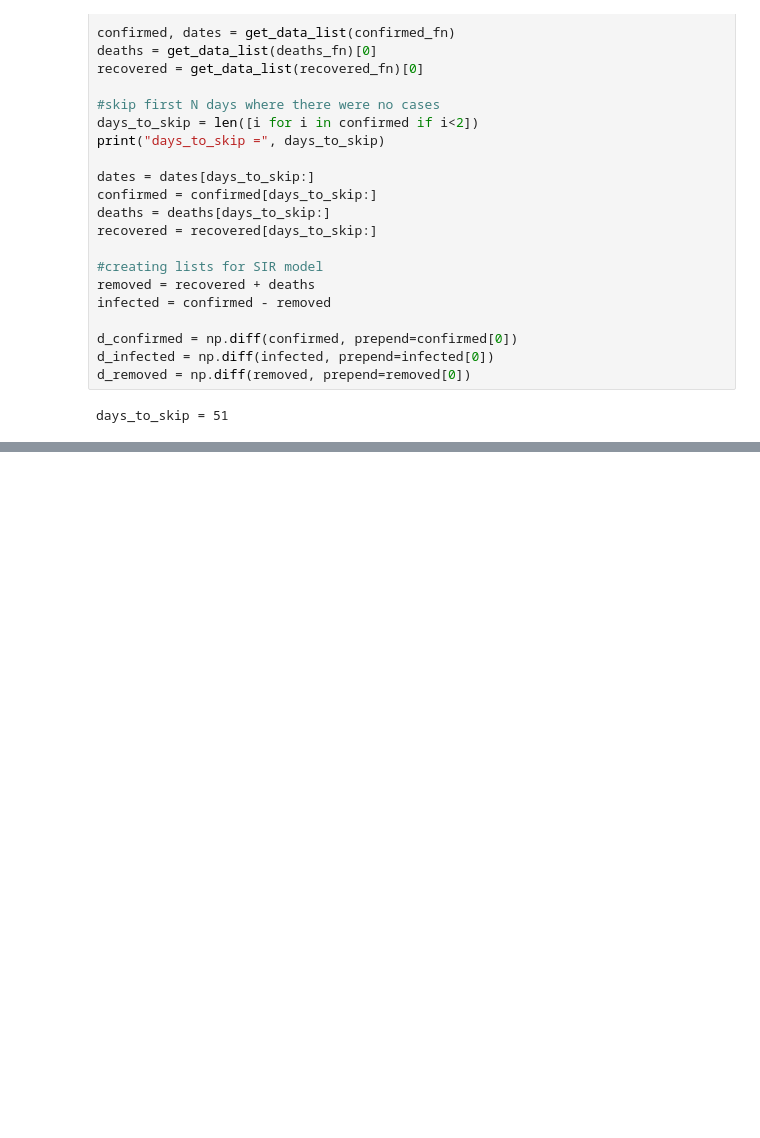
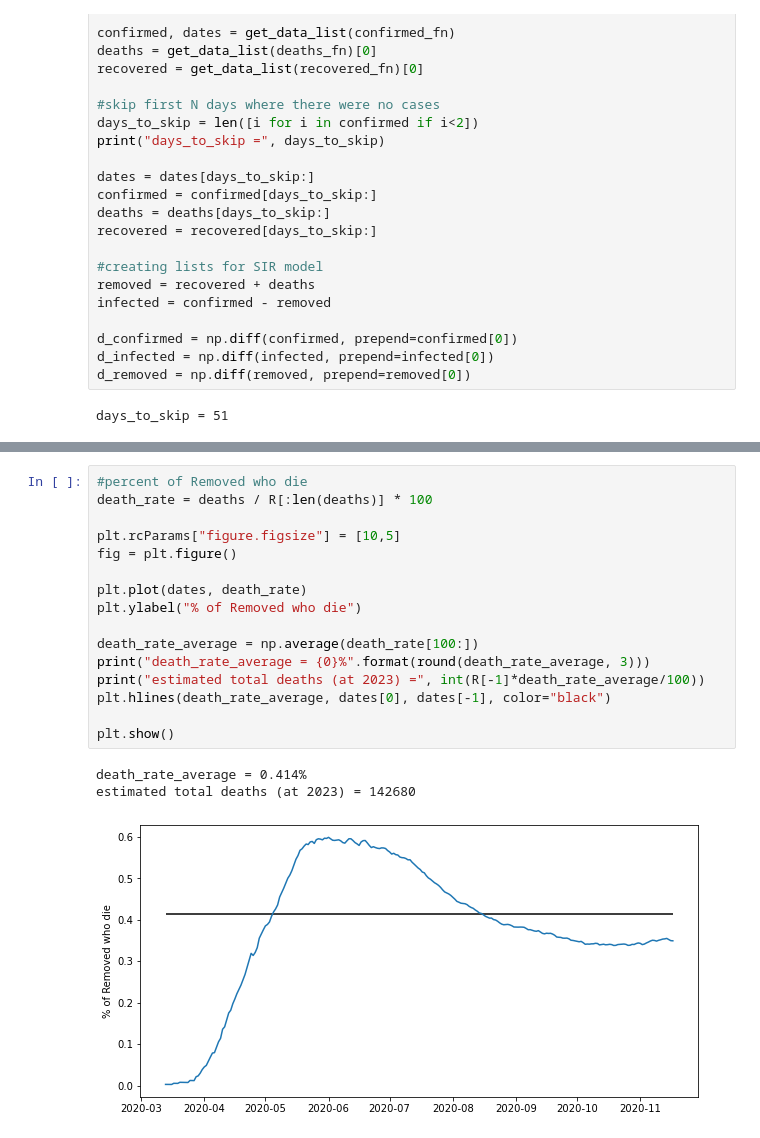
Before and after one commit to FelisLynx/corona_predictor, a Jupyter notebook: corona_predictor_SIR.ipynb, the cells around one changed output, grey strips where cells are left out. Drawn from its saved outputs; the diff is of its cells as text; blank space fills up the shorter version.

```diff
--- a/corona_predictor_SIR.ipynb
+++ b/corona_predictor_SIR.ipynb
@@ -400,0 +404,20 @@ plt.show()
+# %%
+#percent of Removed who die
+death_rate = deaths / R[:len(deaths)] * 100
+
+plt.rcParams["figure.figsize"] = [10,5]
+fig = plt.figure()
+
+plt.plot(dates, death_rate)
+plt.ylabel("% of Removed who die")
+
+death_rate_average = np.average(death_rate[100:])
+print("death_rate_average = {0}%".format(round(death_rate_average, 3)))
+print("estimated total deaths (at 2023) =", int(R[-1]*death_rate_average/100))
+plt.hlines(death_rate_average, dates[0], dates[-1], color="black")
+
+plt.show()
+# %% [output]
+death_rate_average = 0.414%
+estimated total deaths (at 2023) = 142680
+[figure, added]
```
Also changed, not shown: parts of 13 cells of this notebook.
